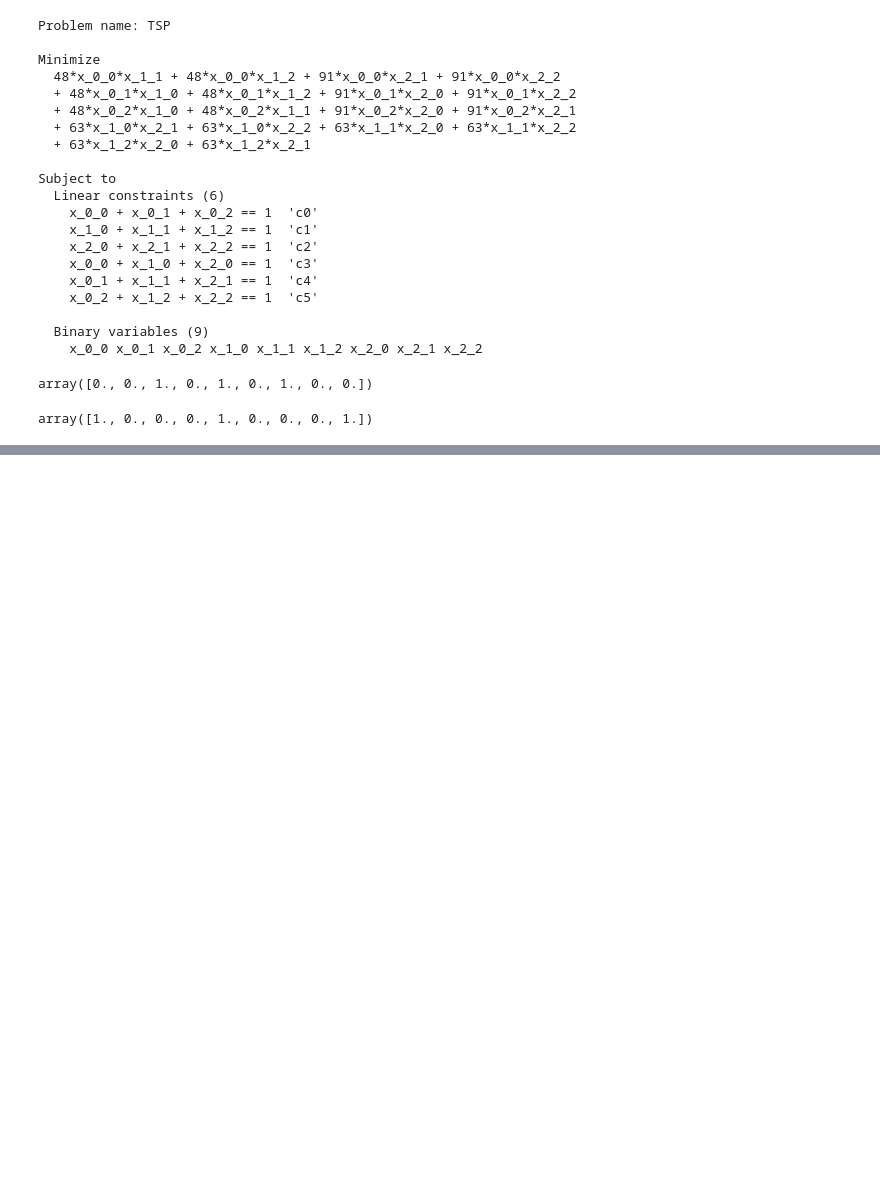
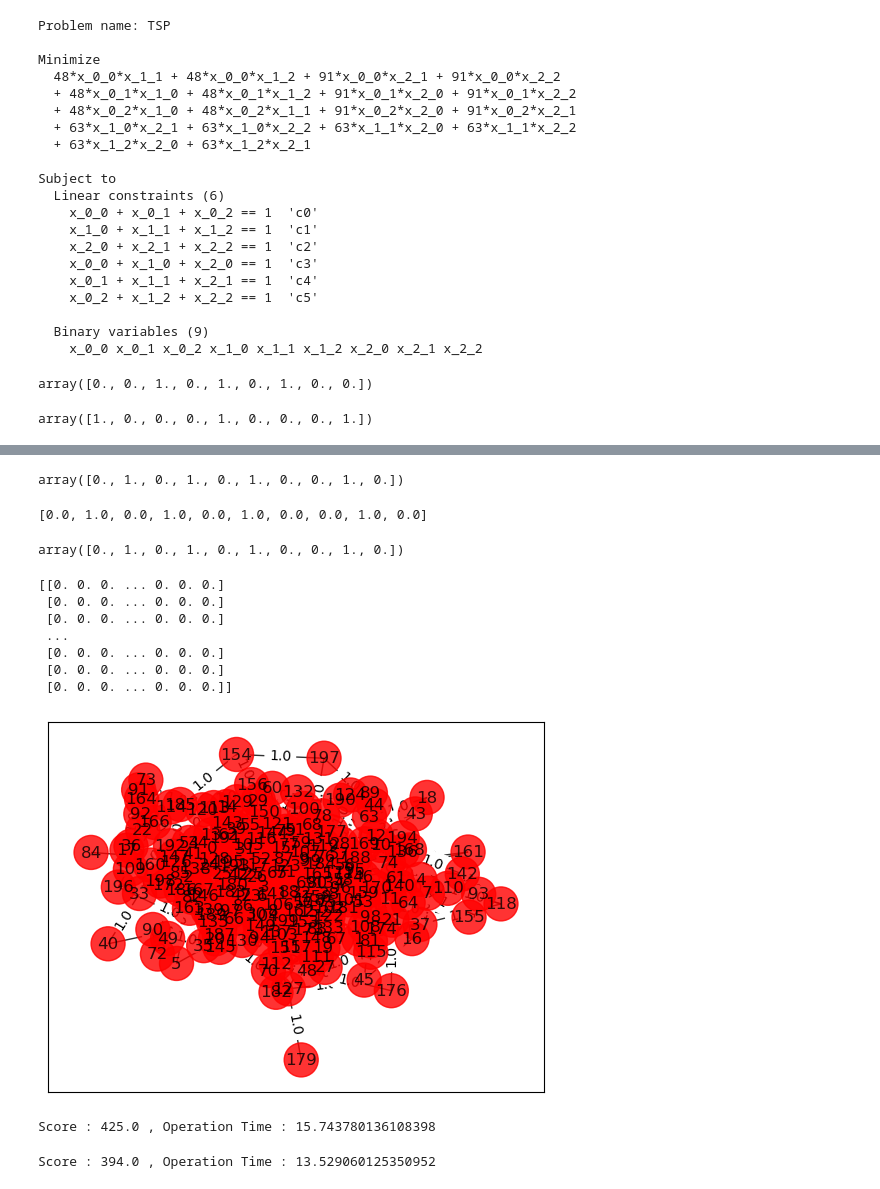
Before and after one commit to Korea-Quantum-Computing/quantum_tutorial, a Jupyter notebook: 3. Quantum Combinatorial Optimization.ipynb, the cells around one changed output, grey strips where cells are left out. Cells and saved outputs as stored; diff of their text form; code cells hidden in the pictures; blank space fills up the shorter version.

```diff
--- a/3. Quantum Combinatorial Optimization.ipynb
+++ b/3. Quantum Combinatorial Optimization.ipynb
@@ -197,0 +252,55 @@ array([1., 0., 0., 0., 1., 0., 0., 0., 1.])
+# %%
+opt_sa.optimize(-Q,-beta)
+# %% [output]
+array([0., 1., 0., 1., 0., 1., 0., 0., 1., 0.])
+# %%
+opt_dwave.result
+# %% [output]
+[0.0, 1.0, 0.0, 1.0, 0.0, 1.0, 0.0, 0.0, 1.0, 0.0]
+# %%
+opt_sa.result
+# %% [output]
+array([0., 1., 0., 1., 0., 1., 0., 0., 1., 0.])
+# %%
+import networkx as nx
+import matplotlib.pyplot as plt
+n = 200  # Number of nodes in graph
+G = nx.Graph()
+G.add_nodes_from(np.arange(0, n, 1))
+
+comb_item = list(combinations(range(n), 2))
+random_index = np.random.randint(1,n*(n-1)/2,3*n)
+random_edge = np.array(comb_item)[random_index]
+
+elist = [tuple(random_edge[i].tolist() + [1.0]) for i in range(3*n)]
+# tuple is (i,j,weight) where (i,j) is the edge
+G.add_weighted_edges_from(elist)
+
+colors = ["r" for node in G.nodes()]
+pos = nx.spring_layout(G)
+
+
+def draw_graph(G, colors, pos):
+    default_axes = plt.axes(frameon=True)
+    nx.draw_networkx(G, node_color=colors, node_size=600, alpha=0.8, ax=default_axes, pos=pos)
+    edge_labels = nx.get_edge_attributes(G, "weight")
+    nx.draw_networkx_edge_labels(G, pos=pos, edge_labels=edge_labels)
+
+draw_graph(G, colors, pos)
+# Computing the weight matrix from the random graph
+w = np.zeros([n, n])
+for i in range(n):
+    for j in range(n):
+        temp = G.get_edge_data(i, j, default=0)
+        if temp != 0:
+            w[i, j] = temp["weight"]
+print(w)
+# %% [output]
+[[0. 0. 0. ... 0. 0. 0.]
+ [0. 0. 0. ... 0. 0. 0.]
+ [0. 0. 0. ... 0. 0. 0.]
+ ...
+ [0. 0. 0. ... 0. 0. 0.]
+ [0. 0. 0. ... 0. 0. 0.]
+ [0. 0. 0. ... 0. 0. 0.]]
+[figure, added]
@@ -197,0 +323,8 @@ array([1., 0., 0., 0., 1., 0., 0., 0., 1.])
+# %%
+print("Score :",score_dwave,", Operation Time :",time_dwave)
+# %% [output]
+Score : 425.0 , Operation Time : 15.743780136108398
+# %%
+print("Score :",score_sa,", Operation Time :",time_sa)
+# %% [output]
+Score : 394.0 , Operation Time : 13.529060125350952
```
Also changed, not shown: parts of 14 cells of this notebook, 4 other files.
